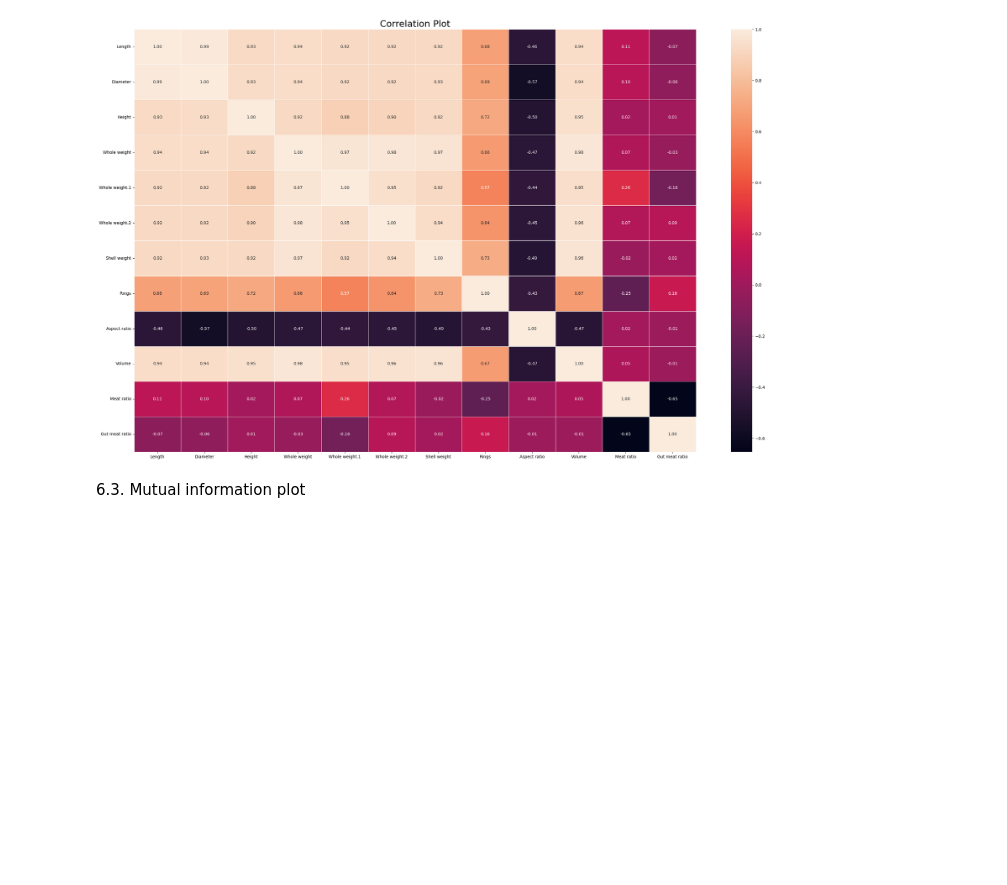
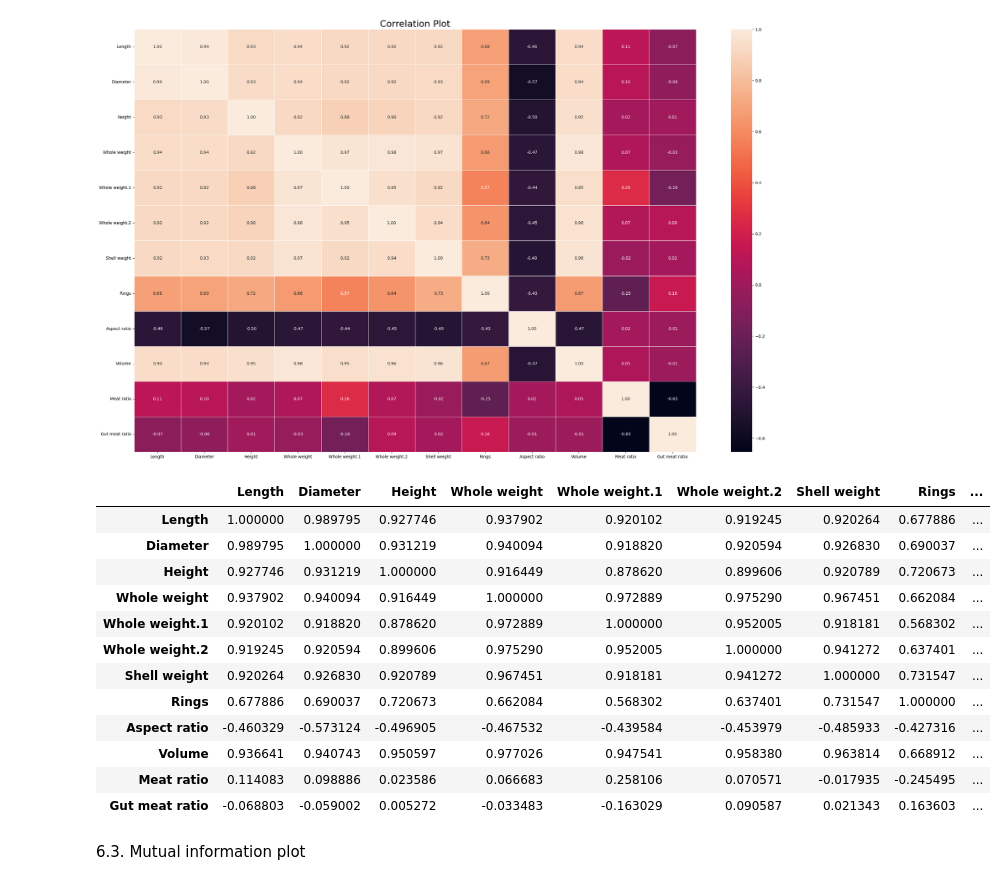
Before and after one commit to Oikiy/Remote_Abalone_Regression, a Jupyter notebook: notebook/Regression_Abalone.ipynb, the cells around one changed output. Saved outputs shown, nothing was run; the diff lists cells and outputs as text; code cells hidden in the pictures; blank space fills up the shorter version.

```diff
--- a/notebook/Regression_Abalone.ipynb
+++ b/notebook/Regression_Abalone.ipynb
@@ -506,6 +508,22 @@ plt.tight_layout()
 plt.show()
 # %% [output]
 [figure]
+# %%
+correlation_matrix
+# %% [output]
+|  | Length | Diameter | Height | Whole weight | Whole weight.1 | Whole weight.2 | Shell weight | Rings | ... |
+| Length | 1.000000 | 0.989795 | 0.927746 | 0.937902 | 0.920102 | 0.919245 | 0.920264 | 0.677886 | ... |
+| Diameter | 0.989795 | 1.000000 | 0.931219 | 0.940094 | 0.918820 | 0.920594 | 0.926830 | 0.690037 | ... |
+| Height | 0.927746 | 0.931219 | 1.000000 | 0.916449 | 0.878620 | 0.899606 | 0.920789 | 0.720673 | ... |
+| Whole weight | 0.937902 | 0.940094 | 0.916449 | 1.000000 | 0.972889 | 0.975290 | 0.967451 | 0.662084 | ... |
+| Whole weight.1 | 0.920102 | 0.918820 | 0.878620 | 0.972889 | 1.000000 | 0.952005 | 0.918181 | 0.568302 | ... |
+| Whole weight.2 | 0.919245 | 0.920594 | 0.899606 | 0.975290 | 0.952005 | 1.000000 | 0.941272 | 0.637401 | ... |
+| Shell weight | 0.920264 | 0.926830 | 0.920789 | 0.967451 | 0.918181 | 0.941272 | 1.000000 | 0.731547 | ... |
+| Rings | 0.677886 | 0.690037 | 0.720673 | 0.662084 | 0.568302 | 0.637401 | 0.731547 | 1.000000 | ... |
+| Aspect ratio | -0.460329 | -0.573124 | -0.496905 | -0.467532 | -0.439584 | -0.453979 | -0.485933 | -0.427316 | ... |
+| Volume | 0.936641 | 0.940743 | 0.950597 | 0.977026 | 0.947541 | 0.958380 | 0.963814 | 0.668912 | ... |
+| Meat ratio | 0.114083 | 0.098886 | 0.023586 | 0.066683 | 0.258106 | 0.070571 | -0.017935 | -0.245495 | ... |
+| Gut meat ratio | -0.068803 | -0.059002 | 0.005272 | -0.033483 | -0.163029 | 0.090587 | 0.021343 | 0.163603 | ... |
 # %% [markdown]
 6.3. Mutual information plot
 # %%
```
Also changed, not shown: parts of 5 cells of this notebook.
